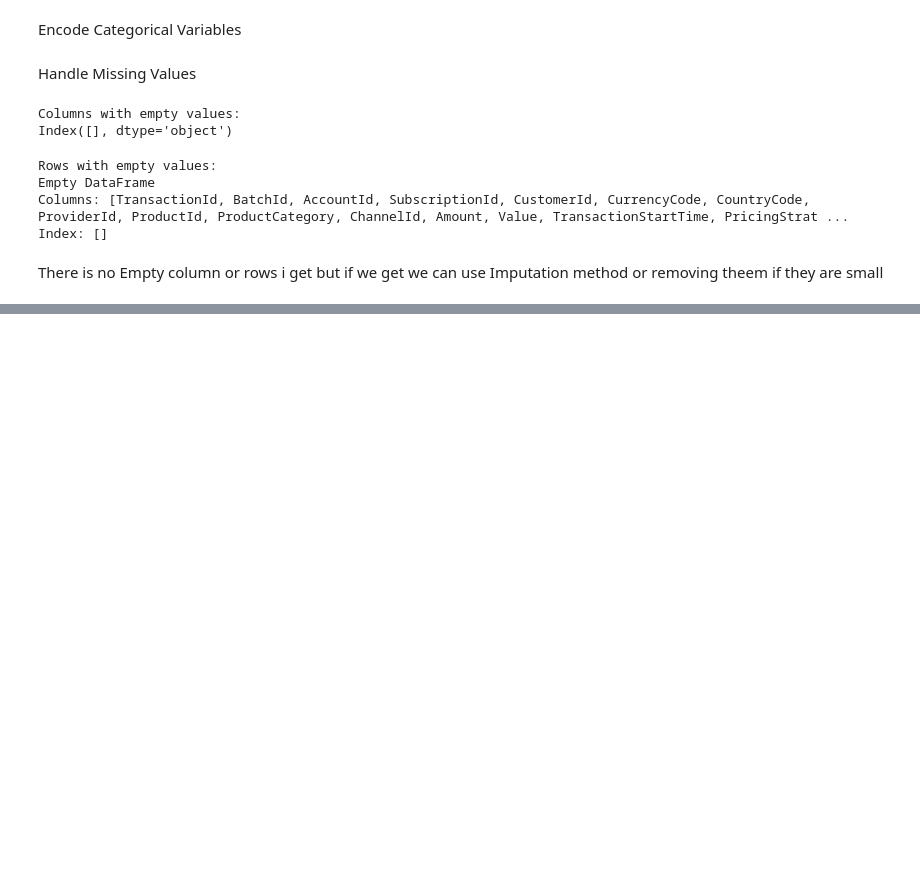
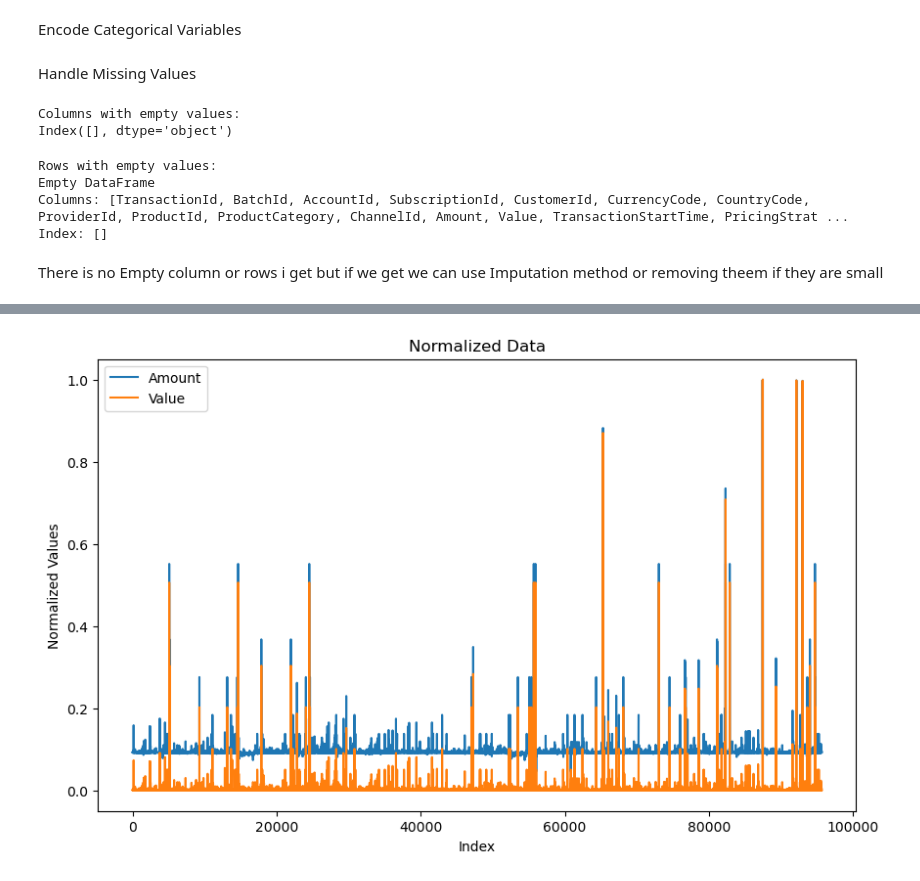
Before and after one commit to jodahe1/Bati-Bank, a Jupyter notebook: Feature Engineering/Feature Engineering.ipynb, the cells around one changed output, grey strips where cells are left out. Cells and saved outputs as stored; diff of their text form; code cells hidden in the pictures; blank space fills up the shorter version.

```diff
--- a/Feature Engineering/Feature Engineering.ipynb
+++ b/Feature Engineering/Feature Engineering.ipynb
@@ -322,0 +361,13 @@ print(data_knn_imputed.head())
+# %%
+
+# Plotting the normalized data as a line chart
+plt.figure(figsize=(10, 6))
+plt.plot(normalized_data.index, normalized_data['Amount'], label='Amount')
+plt.plot(normalized_data.index, normalized_data['Value'], label='Value')
+plt.xlabel('Index')
+plt.ylabel('Normalized Values')
+plt.title('Normalized Data')
+plt.legend()
+plt.show()
+# %% [output]
+[figure, added]
```
Also changed, not shown: parts of 9 cells of this notebook.
